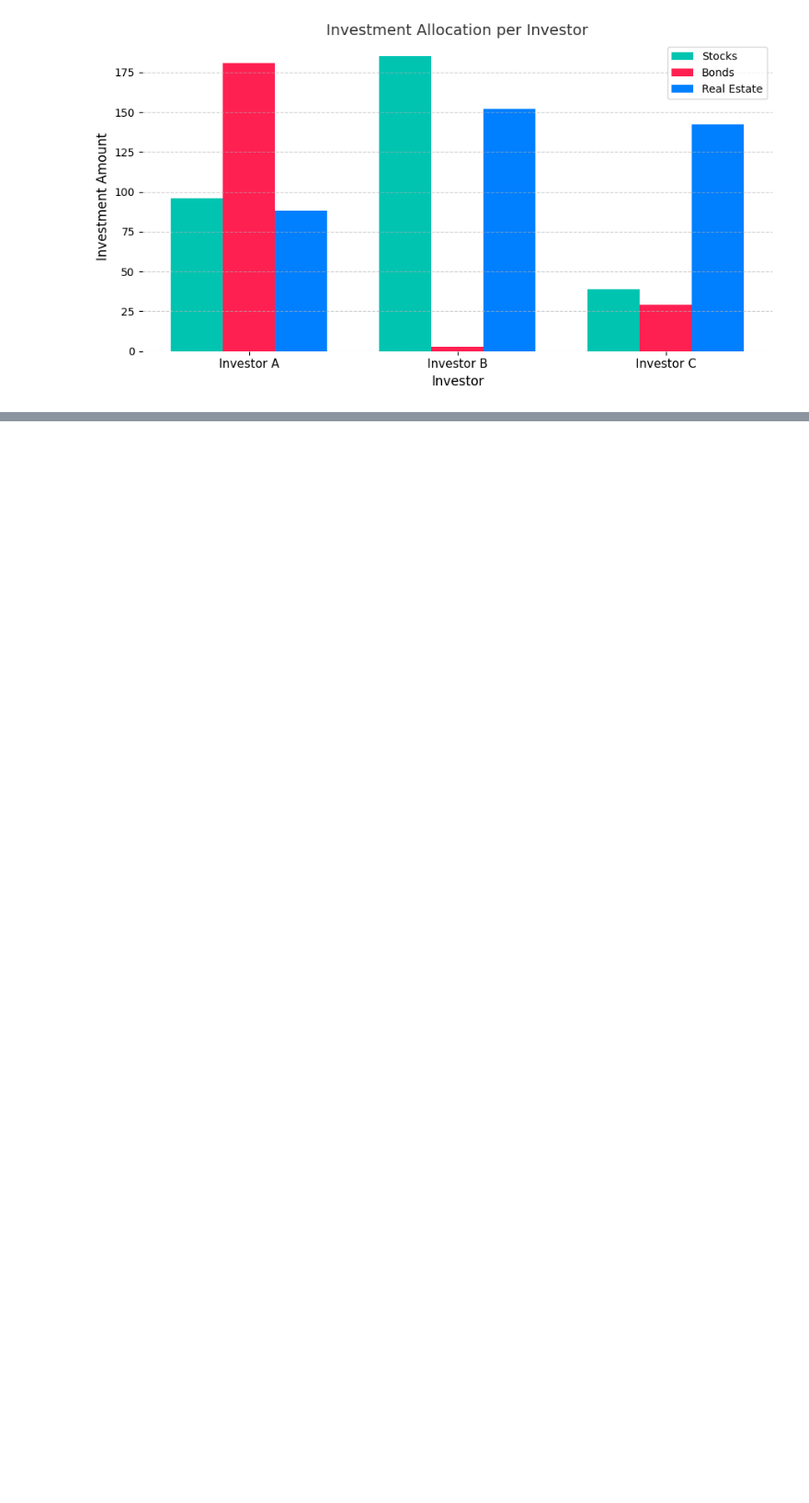
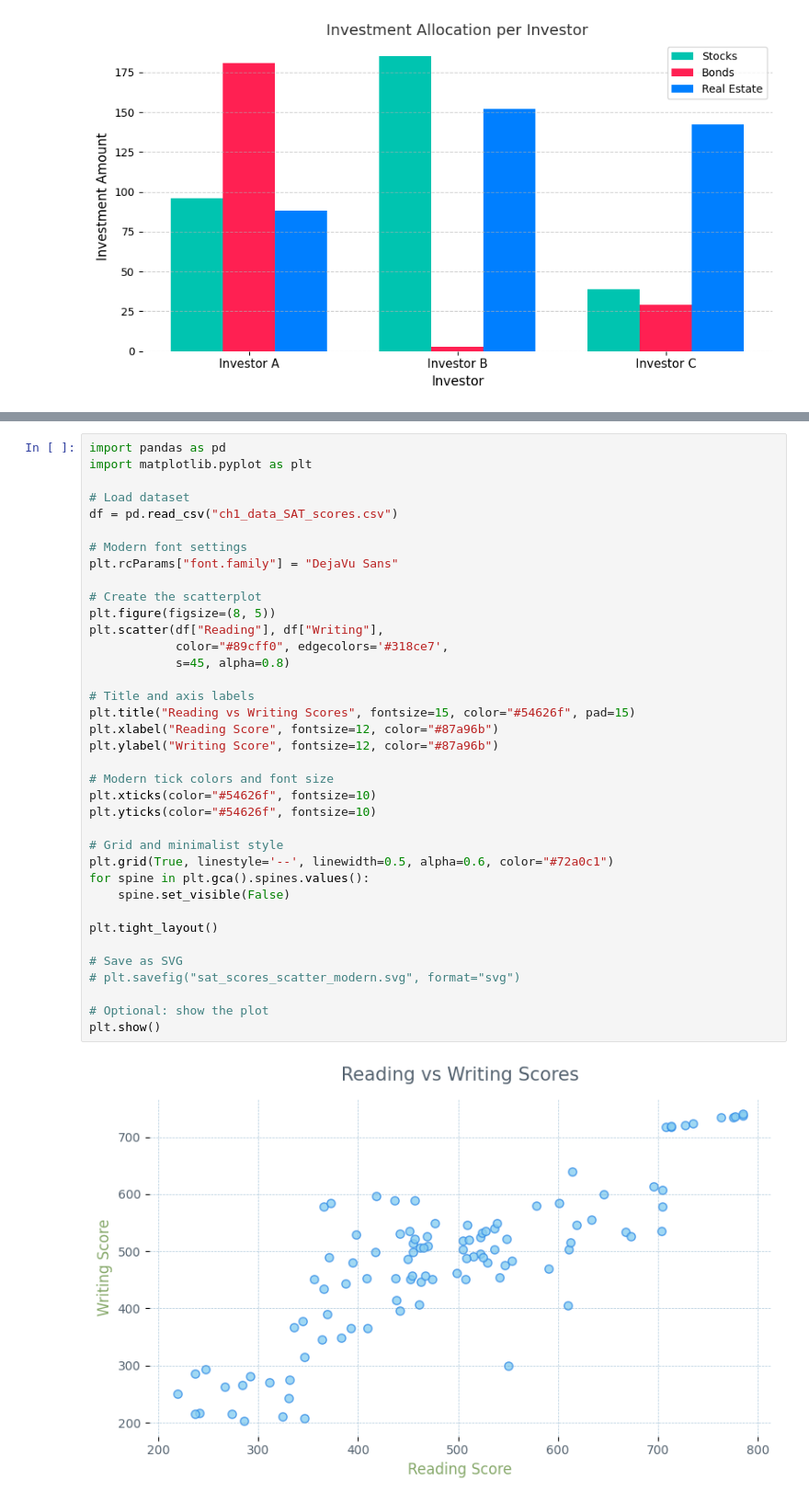
Before and after one commit to Rumaan-Kaisar/DataScience, a Jupyter notebook: Stat_ch1_dscptv/ch1_descriptive_stat.ipynb, the cells around one changed output, grey strips where cells are left out. Shown: that part at 92% size. Saved outputs shown, nothing was run; the diff lists cells and outputs as text; blank space fills up the shorter version.

```diff
--- a/Stat_ch1_dscptv/ch1_descriptive_stat.ipynb
+++ b/Stat_ch1_dscptv/ch1_descriptive_stat.ipynb
@@ -494,0 +525,39 @@ plt.show()
+# %%
+import pandas as pd
+import matplotlib.pyplot as plt
+
+# Load dataset
+df = pd.read_csv("ch1_data_SAT_scores.csv")
+
+# Modern font settings
+plt.rcParams["font.family"] = "DejaVu Sans"
+
+# Create the scatterplot
+plt.figure(figsize=(8, 5))
+plt.scatter(df["Reading"], df["Writing"],
+            color="#89cff0", edgecolors='#318ce7',
+            s=45, alpha=0.8)
+
+# Title and axis labels
+plt.title("Reading vs Writing Scores", fontsize=15, color="#54626f", pad=15)
+plt.xlabel("Reading Score", fontsize=12, color="#87a96b")
+plt.ylabel("Writing Score", fontsize=12, color="#87a96b")
+
+# Modern tick colors and font size
+plt.xticks(color="#54626f", fontsize=10)
+plt.yticks(color="#54626f", fontsize=10)
+
+# Grid and minimalist style
+plt.grid(True, linestyle='--', linewidth=0.5, alpha=0.6, color="#72a0c1")
+for spine in plt.gca().spines.values():
+    spine.set_visible(False)
+
+plt.tight_layout()
+
+# Save as SVG
+# plt.savefig("sat_scores_scatter_modern.svg", format="svg")
+
+# Optional: show the plot
+plt.show()
+# %% [output]
+[figure, added]
```
Also changed, not shown: parts of 1 cell of this notebook.
